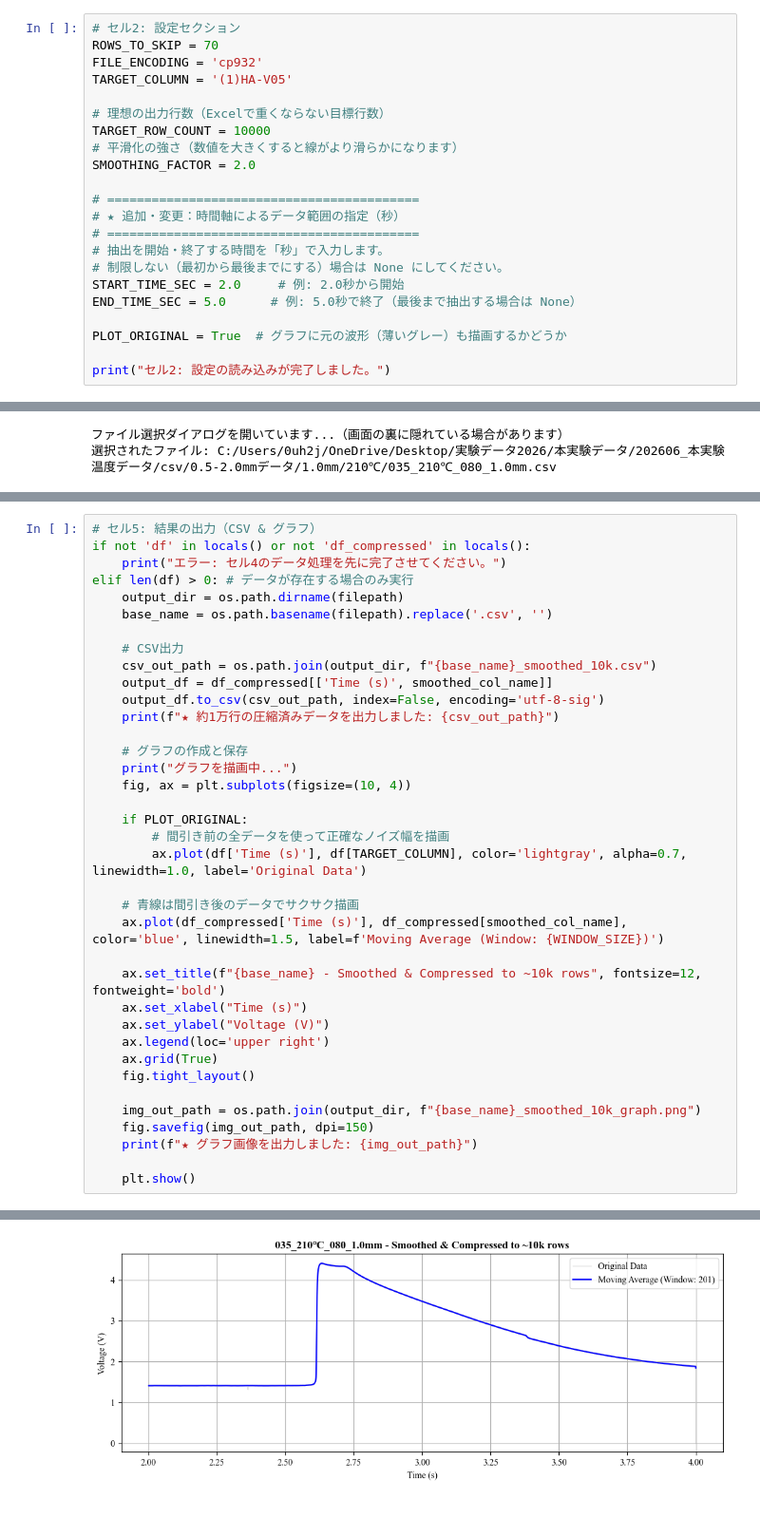
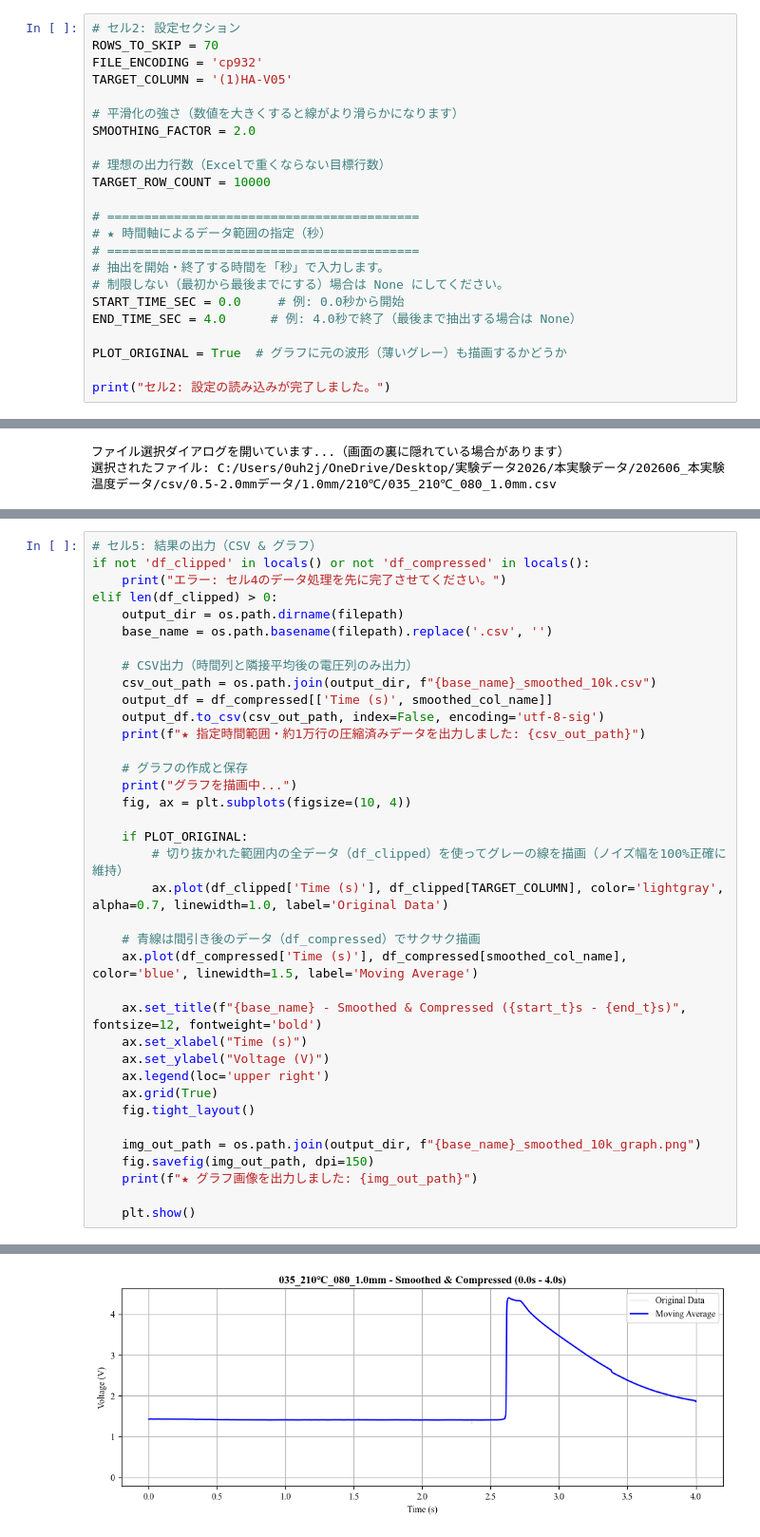
Before and after one commit to tomolist/max-extraction, a Jupyter notebook: データ圧縮コード_1ファイルのみ.ipynb, the cells around one changed output, grey strips where cells are left out. Shown at 95% size. Drawn from its saved outputs; the diff is of its cells as text.

```diff
--- a/データ圧縮コード_1ファイルのみ.ipynb
+++ b/データ圧縮コード_1ファイルのみ.ipynb
@@ -22,18 +22,19 @@ ROWS_TO_SKIP = 70
 FILE_ENCODING = 'cp932'
 TARGET_COLUMN = '(1)HA-V05'
 
-# 理想の出力行数（Excelで重くならない目標行数）
-TARGET_ROW_COUNT = 10000
 # 平滑化の強さ（数値を大きくすると線がより滑らかになります）
 SMOOTHING_FACTOR = 2.0
 
+# 理想の出力行数（Excelで重くならない目標行数）
+TARGET_ROW_COUNT = 10000
+
 # ==========================================
-# ★ 追加・変更：時間軸によるデータ範囲の指定（秒）
+# ★ 時間軸によるデータ範囲の指定（秒）
 # ==========================================
 # 抽出を開始・終了する時間を「秒」で入力します。
 # 制限しない（最初から最後までにする）場合は None にしてください。
-START_TIME_SEC = 2.0     # 例: 2.0秒から開始
-END_TIME_SEC = 5.0      # 例: 5.0秒で終了（最後まで抽出する場合は None）
+START_TIME_SEC = 0.0     # 例: 0.0秒から開始
+END_TIME_SEC = 4.0      # 例: 4.0秒で終了（最後まで抽出する場合は None）
 
 PLOT_ORIGINAL = True  # グラフに元の波形（薄いグレー）も描画するかどうか
 
@@ -148,29 +155,29 @@ else:
 # %%
 # セル5: 結果の出力（CSV & グラフ）
-if not 'df' in locals() or not 'df_compressed' in locals():
+if not 'df_clipped' in locals() or not 'df_compressed' in locals():
     print("エラー: セル4のデータ処理を先に完了させてください。")
-elif len(df) > 0: # データが存在する場合のみ実行
+elif len(df_clipped) > 0:
     output_dir = os.path.dirname(filepath)
     base_name = os.path.basename(filepath).replace('.csv', '')
 
-    # CSV出力
+    # CSV出力（時間列と隣接平均後の電圧列のみ出力）
     csv_out_path = os.path.join(output_dir, f"{base_name}_smoothed_10k.csv")
     output_df = df_compressed[['Time (s)', smoothed_col_name]]
     output_df.to_csv(csv_out_path, index=False, encoding='utf-8-sig')
-    print(f"★ 約1万行の圧縮済みデータを出力しました: {csv_out_path}")
+    print(f"★ 指定時間範囲・約1万行の圧縮済みデータを出力しました: {csv_out_path}")
 
     # グラフの作成と保存
     print("グラフを描画中...")
     fig, ax = plt.subplots(figsize=(10, 4))
 
     if PLOT_ORIGINAL:
-        # 間引き前の全データを使って正確なノイズ幅を描画
-        ax.plot(df['Time (s)'], df[TARGET_COLUMN], color='lightgray', alpha=0.7, linewidth=1.0, label='Original Data')
+        # 切り抜かれた範囲内の全データ（df_clipped）を使ってグレーの線を描画（ノイズ幅を100%正確に維持）
+        ax.plot(df_clipped['Time (s)'], df_clipped[TARGET_COLUMN], color='lightgray', alpha=0.7, linewidth=1.0, label='Original Data')
 
-    # 青線は間引き後のデータでサクサク描画
-    ax.plot(df_compressed['Time (s)'], df_compressed[smoothed_col_name], color='blue', linewidth=1.5, label=f'Moving Average (Window: {WINDOW_SIZE})')
+    # 青線は間引き後のデータ（df_compressed）でサクサク描画
+    ax.plot(df_compressed['Time (s)'], df_compressed[smoothed_col_name], color='blue', linewidth=1.5, label='Moving Average')
 
-    ax.set_title(f"{base_name} - Smoothed & Compressed to ~10k rows", fontsize=12, fontweight='bold')
+    ax.set_title(f"{base_name} - Smoothed & Compressed ({start_t}s - {end_t}s)", fontsize=12, fontweight='bold')
     ax.set_xlabel("Time (s)")
     ax.set_ylabel("Voltage (V)")
     ax.legend(loc='upper right')
@@ -187,3 +194,3 @@ elif len(df) > 0: # データが存在する場合のみ実行
 グラフを描画中...
 ★ グラフ画像を出力しました: C:/Users/0uh2j/OneDrive/Desktop/実験データ2026/本実験データ/202606_本実験温度データ/csv/0.5-2.0mmデータ/1.0mm/210℃\035_210℃_080_1.0mm_smoothed_10k_graph.png
-[figure, old version]
+[figure, new version]
```
Also changed, not shown: parts of 3 cells of this notebook.
